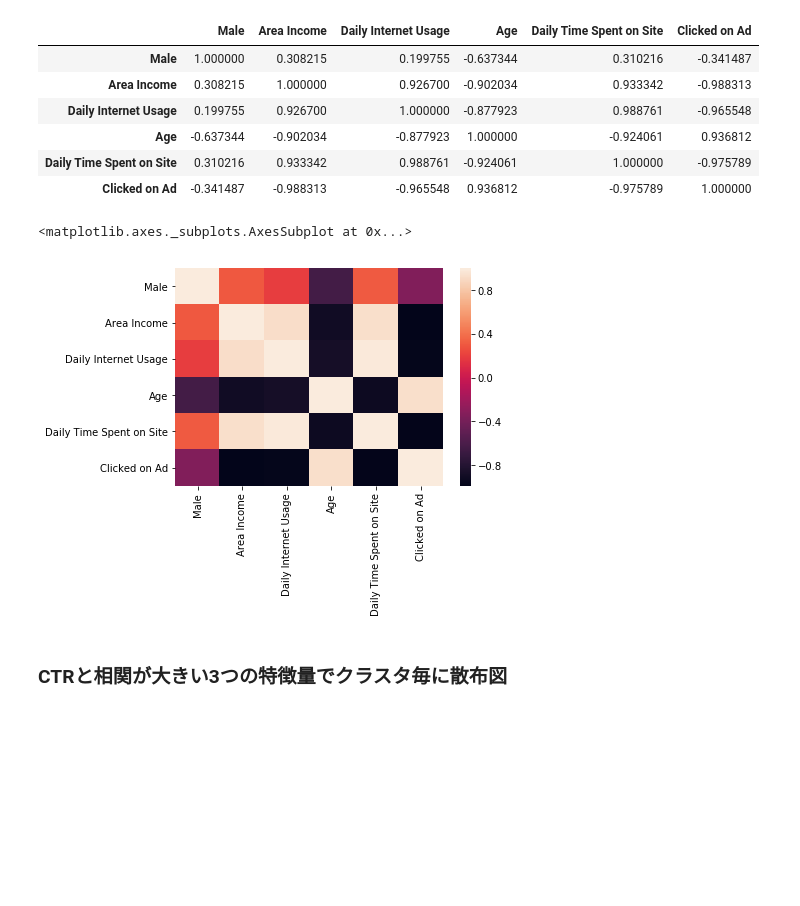
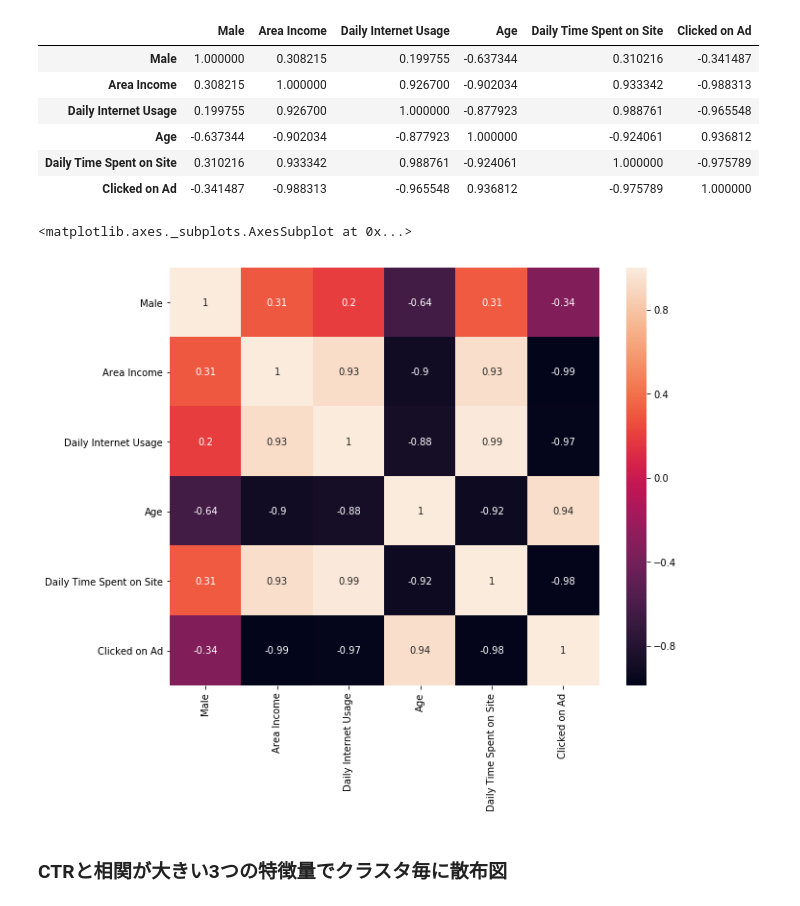
Before and after one commit to pondelion/DataAnalysis, a Jupyter notebook: Advertising/analysis.ipynb, the cells around one changed output. Saved outputs shown, nothing was run; the diff lists cells and outputs as text; code cells hidden in the pictures; blank space fills up the shorter version.

```diff
--- a/Advertising/analysis.ipynb
+++ b/Advertising/analysis.ipynb
@@ -144,10 +144,10 @@ cluster_mean.corr()
 | Daily Time Spent on Site | 0.310216 | 0.933342 | 0.988761 | -0.924061 | 1.000000 | -0.975789 |
 | Clicked on Ad | -0.341487 | -0.988313 | -0.965548 | 0.936812 | -0.975789 | 1.000000 |
 # %%
-sns.heatmap(cluster_mean.corr())
+sns.heatmap(cluster_mean.corr(), annot=True)
 # %% [output]
 <matplotlib.axes._subplots.AxesSubplot at 0x...>
-[figure, old version]
+[figure, new version]
 # %% [markdown]
 ### CTRと相関が大きい3つの特徴量でクラスタ毎に散布図
 # %%
```
Also changed, not shown: parts of 3 cells of this notebook.
